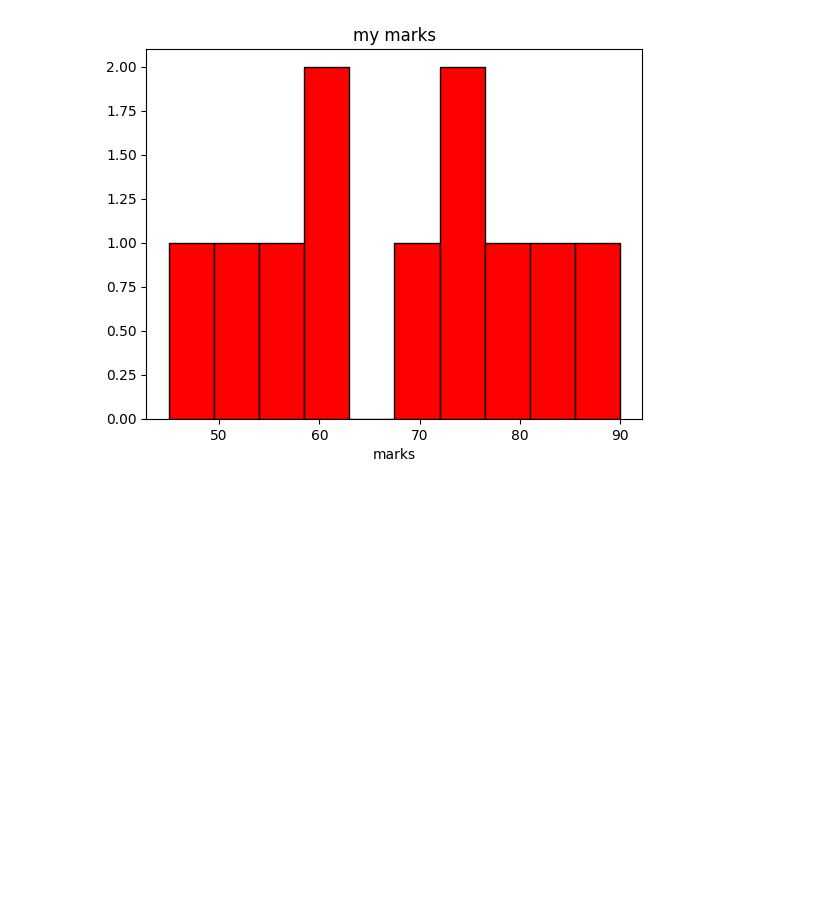
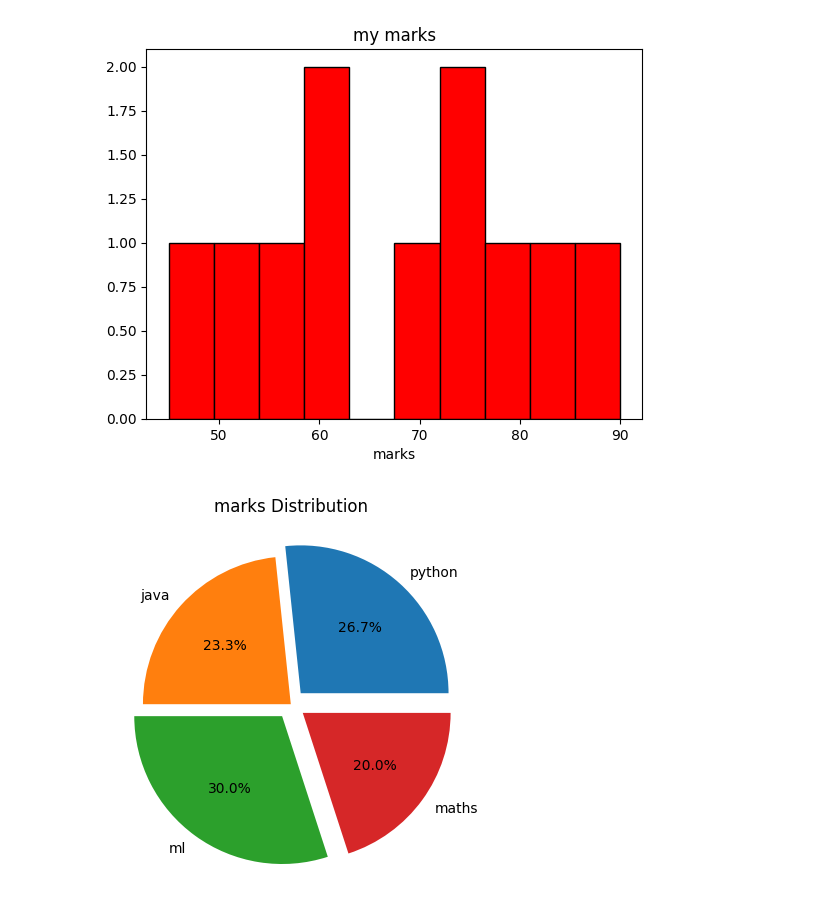
Before and after one commit to arunrajput1836-ui/data-visualization-, a Jupyter notebook: matplotlib.ipynb, the cells around one changed output. Cells and saved outputs as stored; diff of their text form; code cells hidden in the pictures; blank space fills up the shorter version.

```diff
--- a/matplotlib.ipynb
+++ b/matplotlib.ipynb
@@ -69,3 +69,13 @@ plt.xlabel("marks")
 plt.show()
 # %% [output]
 [figure]
+# %%
+import matplotlib.pyplot as plt
+subjects =[ "python","java","ml","maths"]
+marks = [80,70,90,60]
+explode =[0.1,0,0.1,0.1 ]
+plt.pie(marks,labels = subjects,explode =explode,autopct="%1.1f%%")
+plt.title("marks Distribution")
+plt.show()
+# %% [output]
+[figure, added]
```
